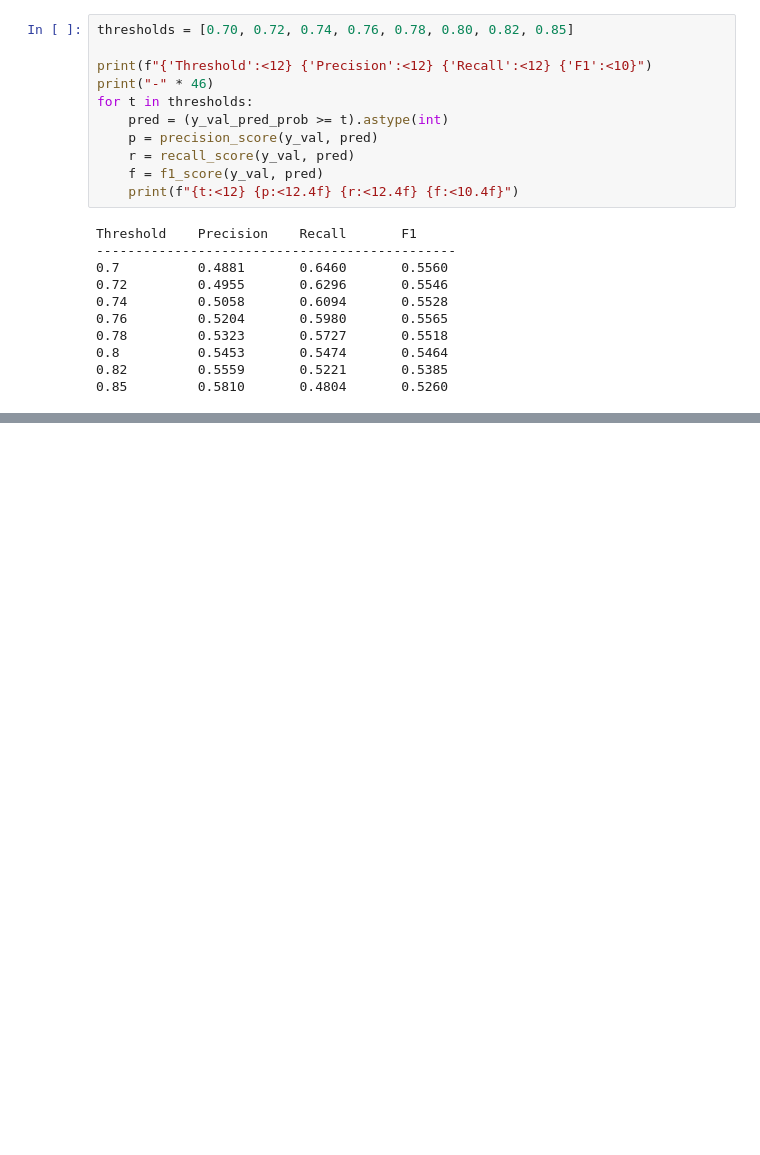
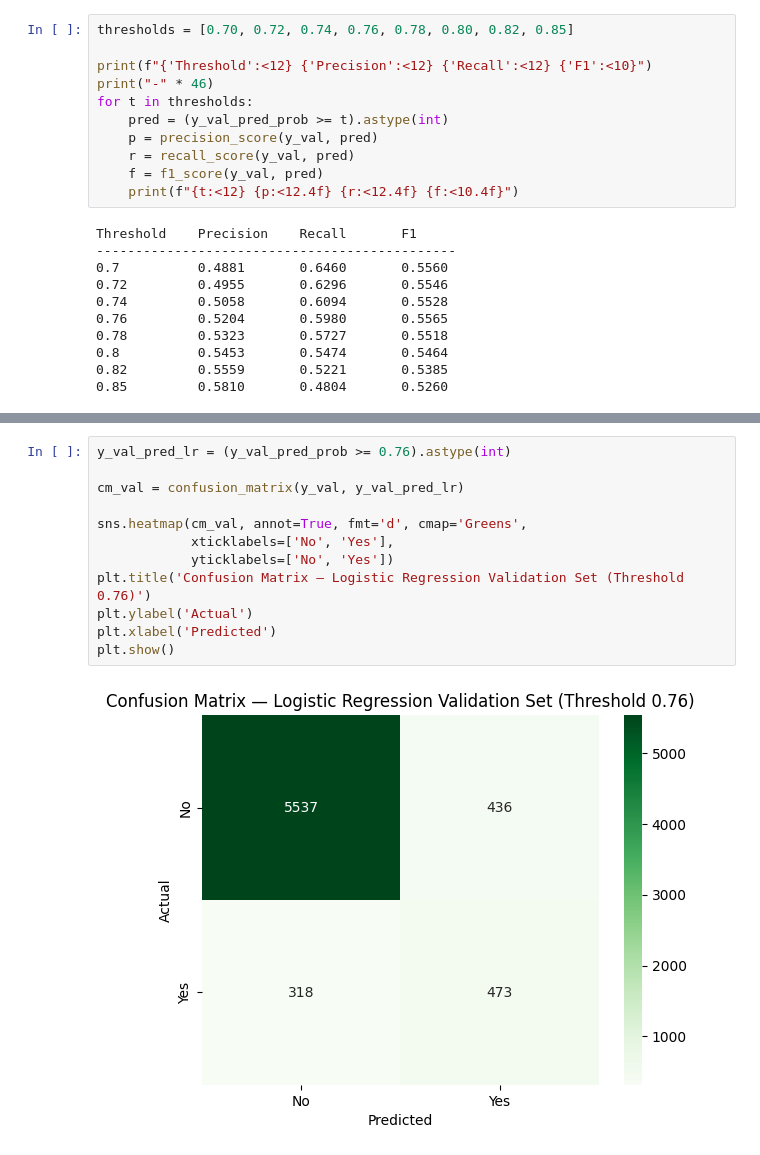
Before and after one commit to FarhadNuri/Bank-Data-Logistic-Regression, a Jupyter notebook: model/model.ipynb, the cells around one changed output, grey strips where cells are left out. Cells and saved outputs as stored; diff of their text form; blank space fills up the shorter version.

```diff
--- a/model/model.ipynb
+++ b/model/model.ipynb
@@ -320,0 +327,14 @@ Threshold    Precision    Recall       F1
+# %%
+y_val_pred_lr = (y_val_pred_prob >= 0.76).astype(int)
+
+cm_val = confusion_matrix(y_val, y_val_pred_lr)
+
+sns.heatmap(cm_val, annot=True, fmt='d', cmap='Greens',
+            xticklabels=['No', 'Yes'],
+            yticklabels=['No', 'Yes'])
+plt.title('Confusion Matrix — Logistic Regression Validation Set (Threshold 0.76)')
+plt.ylabel('Actual')
+plt.xlabel('Predicted')
+plt.show()
+# %% [output]
+[figure, added]
```
Also changed, not shown: parts of 3 cells of this notebook, 1 other file.
